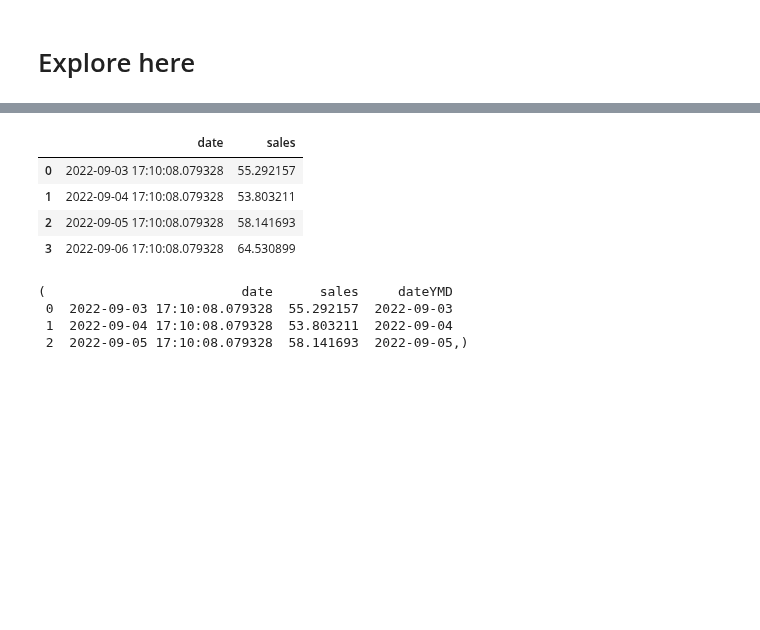
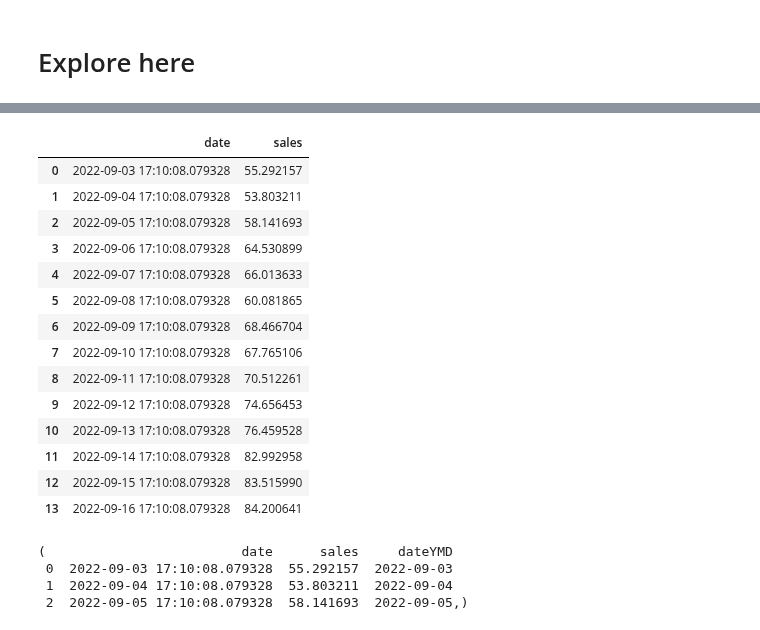
Before and after one commit to JosBerGon34/4GA.DataScience, a Jupyter notebook: src/explore.ipynb, the cells around one changed output, grey strips where cells are left out. Saved outputs shown, nothing was run; the diff lists cells and outputs as text; code cells hidden in the pictures; blank space fills up the shorter version.

```diff
--- a/src/explore.ipynb
+++ b/src/explore.ipynb
@@ -13,16 +15,26 @@ para los próximos meses, a fin de proveer el espacio que necesitaremos'''
 # %%
 '''
 Paso 1: Carga del conjunto de datos
 '''
 df_rd = pd.read_csv("https://raw.githubusercontent.com/4GeeksAcademy/alternative-time-series-project/main/sales.csv")
 df_rd.to_csv("/workspaces/Proyecto-JBG.SerieTemporalAlternativa/data/raw/df_rd.csv", index=False)
-df_rd.head(4)
+df_rd.head(14)
 # %% [output]
 |  | date | sales |
 | 0 | 2022-09-03 17:10:08.079328 | 55.292157 |
 | 1 | 2022-09-04 17:10:08.079328 | 53.803211 |
 | 2 | 2022-09-05 17:10:08.079328 | 58.141693 |
 | 3 | 2022-09-06 17:10:08.079328 | 64.530899 |
+| 4 | 2022-09-07 17:10:08.079328 | 66.013633 |
+| 5 | 2022-09-08 17:10:08.079328 | 60.081865 |
+| 6 | 2022-09-09 17:10:08.079328 | 68.466704 |
+| 7 | 2022-09-10 17:10:08.079328 | 67.765106 |
+| 8 | 2022-09-11 17:10:08.079328 | 70.512261 |
+| 9 | 2022-09-12 17:10:08.079328 | 74.656453 |
+| 10 | 2022-09-13 17:10:08.079328 | 76.459528 |
+| 11 | 2022-09-14 17:10:08.079328 | 82.992958 |
+| 12 | 2022-09-15 17:10:08.079328 | 83.515990 |
+| 13 | 2022-09-16 17:10:08.079328 | 84.200641 |
 # %%
 #PASO 1, DARLE FORMATO A LA FECHA DE LAS MUESTRAS.
 df_rd["dateYMD"] = pd.to_datetime(df_rd["date"], format='mixed')
```
Also changed, not shown: parts of 5 cells of this notebook.
